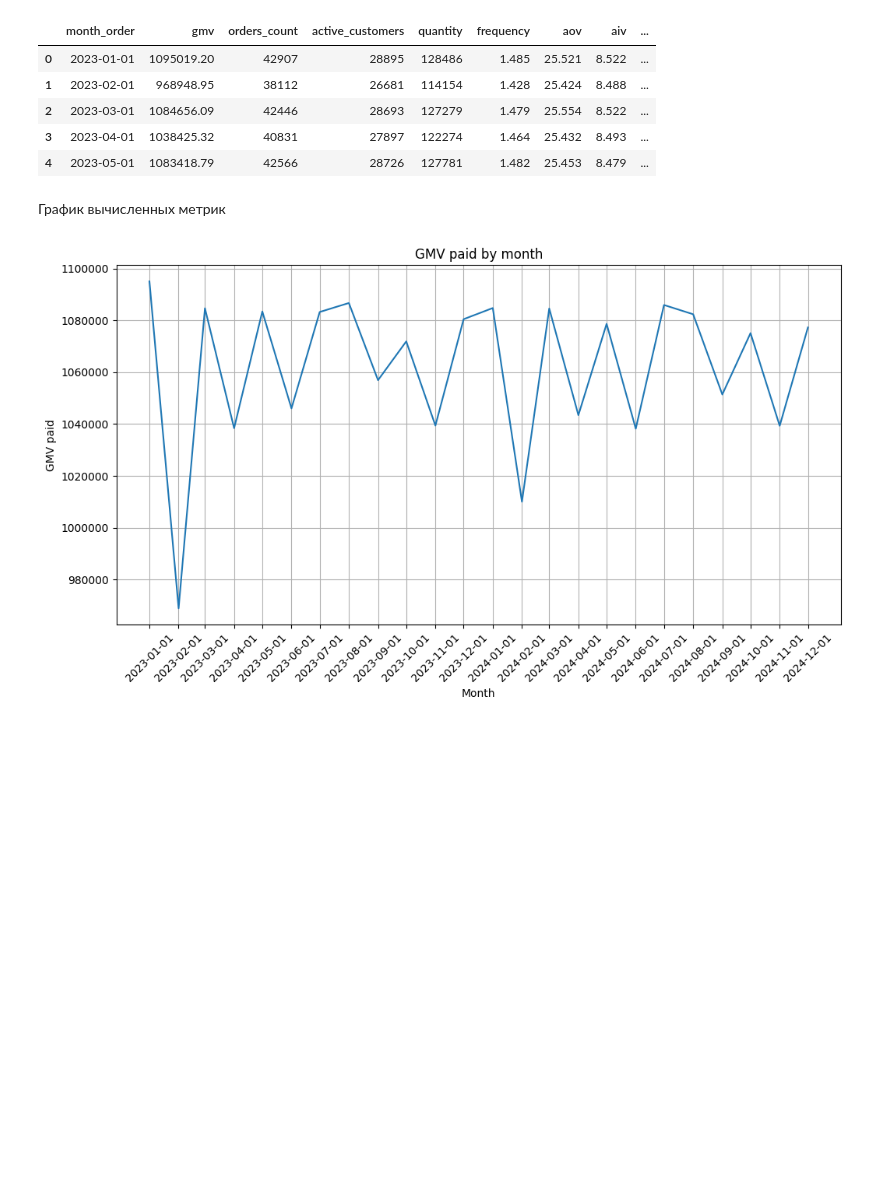
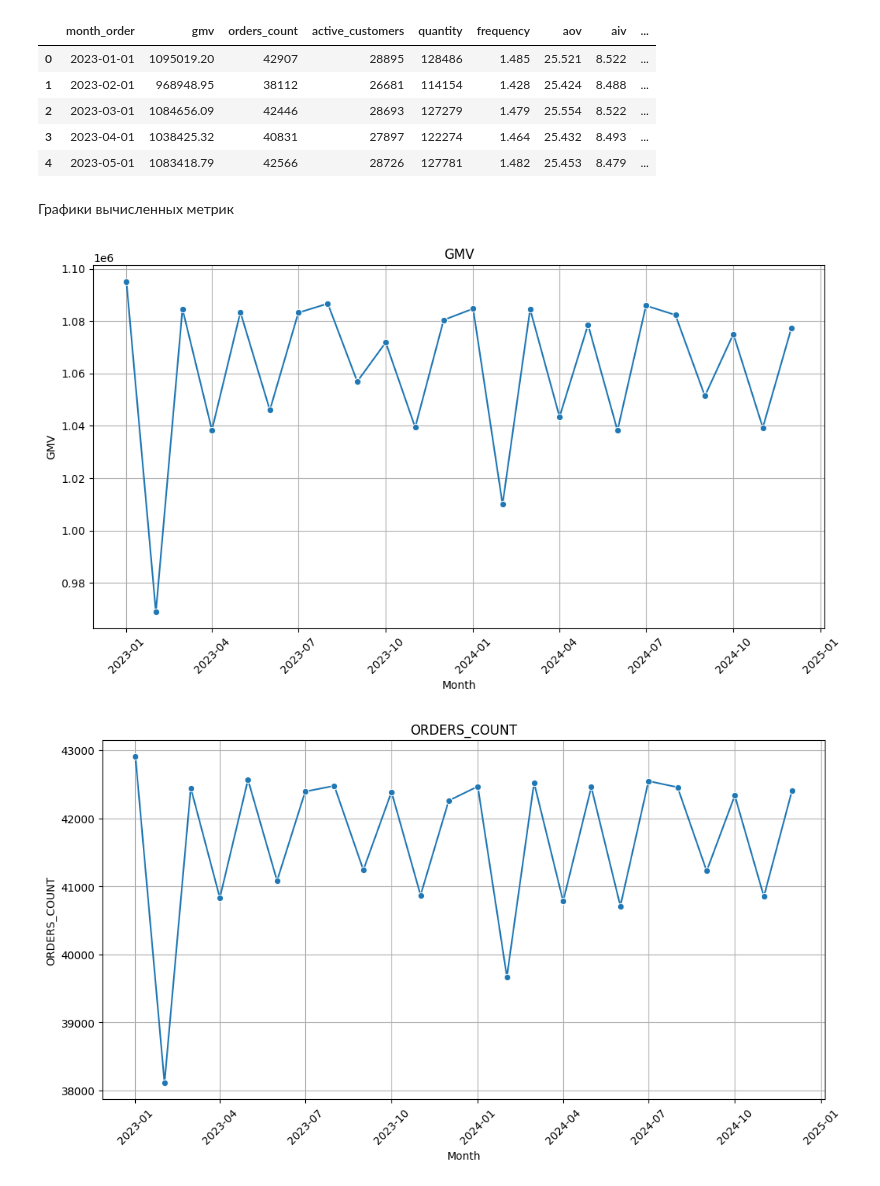
Before and after one commit to darazazulina/Chocolate_sales, a Jupyter notebook: Chocolate_sales.ipynb, the cells around one changed output. Drawn from its saved outputs; the diff is of its cells as text; code cells hidden in the pictures; blank space fills up the shorter version.

```diff
--- a/Chocolate_sales.ipynb
+++ b/Chocolate_sales.ipynb
@@ -256,21 +256,21 @@ df_month.head()
 | 3 | 2023-04-01 | 1038425.32 | 40831 | 27897 | 122274 | 1.464 | 25.432 | 8.493 | ... |
 | 4 | 2023-05-01 | 1083418.79 | 42566 | 28726 | 127781 | 1.482 | 25.453 | 8.479 | ... |
 # %% [markdown]
-График вычисленных метрик
+Графики вычисленных метрик
-# %%
-plt.figure(figsize = (12, 6))
-plt.plot(df_month.month_order,
-            df_month.gmv)
-
-plt.ticklabel_format(axis='y', style='plain')
-plt.xticks(df_month.month_order.unique(),
-           rotation = 45)
-
-plt.title('GMV paid by month')
-plt.xlabel('Month')
-plt.ylabel('GMV paid')
-
-plt.grid()
-plt.show()
-# %% [output]
-[figure, removed]
+# %%
+metrics = ['gmv',	'orders_count',	'active_customers',	'frequency',	'aov',	'aiv',	'items_per_order']
+# %%
+for metric in metrics:
+  plt.figure(figsize = (12, 6))
+  sns.lineplot(data=df_month, x='month_order', y=metric, marker='o')
+
+  plt.title(f'{metric.upper()}')
+  plt.xlabel('Month')
+  plt.ylabel(f'{metric.upper()}')
+  plt.xticks(rotation=45)
+
+  plt.grid()
+  plt.show()
+# %% [output]
+[figure, added]
+[figure, added]
```
Also changed, not shown: parts of 1 cell of this notebook.
